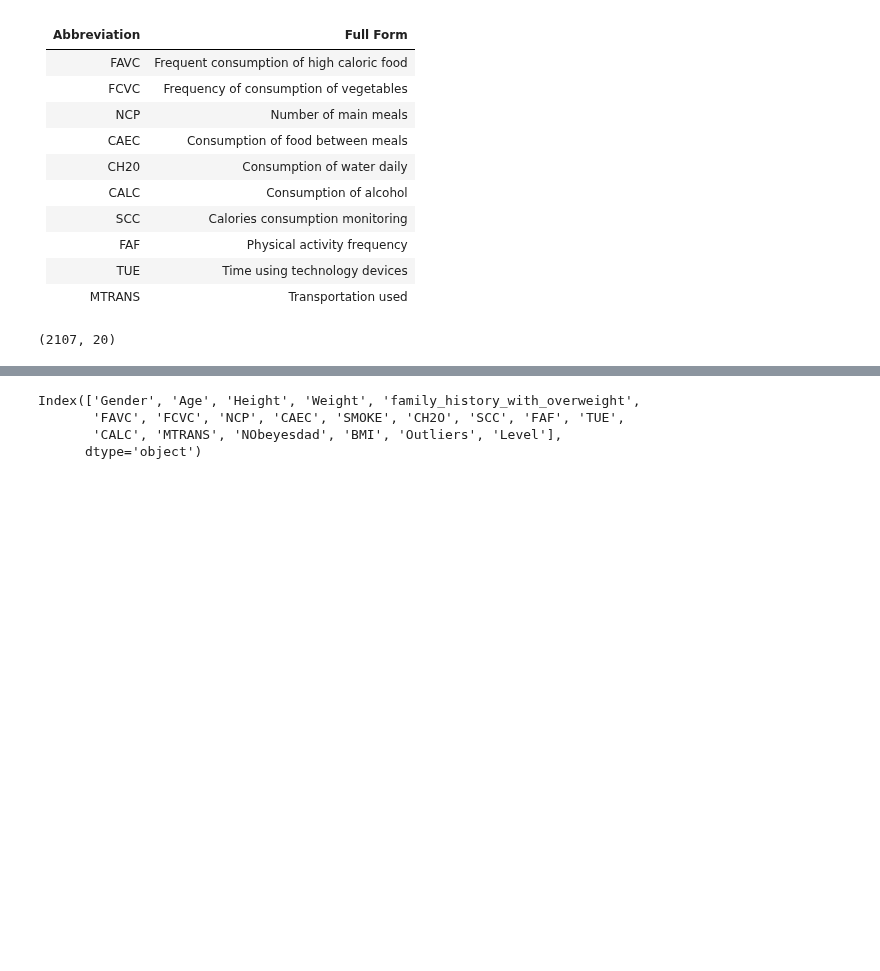
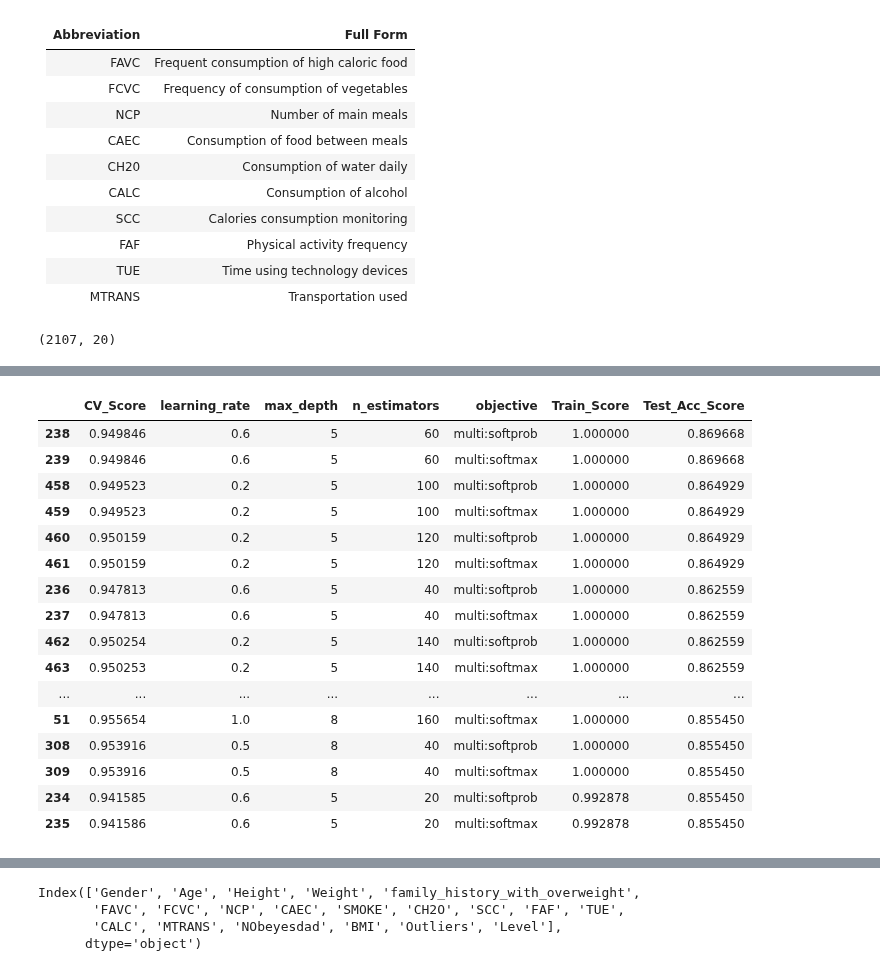
Before and after one commit to shekharbiswas/Obesity, a Jupyter notebook: Visuals.ipynb, the cells around one changed output, grey strips where cells are left out. Drawn from its saved outputs; the diff is of its cells as text; code cells hidden in the pictures; blank space fills up the shorter version.

```diff
--- a/Visuals.ipynb
+++ b/Visuals.ipynb
@@ -37,0 +72,3 @@ df.shape
+# %%
+res = pd.read_csv('dataframe.csv')
+res
@@ -37,0 +89,20 @@ df.shape
+# %%
+res.sort_values(by = ['Test_Acc_Score', 'Train_Score'], ascending= False).head(30)
+# %% [output]
+|  | CV_Score | learning_rate | max_depth | n_estimators | objective | Train_Score | Test_Acc_Score |
+| 238 | 0.949846 | 0.6 | 5 | 60 | multi:softprob | 1.000000 | 0.869668 |
+| 239 | 0.949846 | 0.6 | 5 | 60 | multi:softmax | 1.000000 | 0.869668 |
+| 458 | 0.949523 | 0.2 | 5 | 100 | multi:softprob | 1.000000 | 0.864929 |
+| 459 | 0.949523 | 0.2 | 5 | 100 | multi:softmax | 1.000000 | 0.864929 |
+| 460 | 0.950159 | 0.2 | 5 | 120 | multi:softprob | 1.000000 | 0.864929 |
+| 461 | 0.950159 | 0.2 | 5 | 120 | multi:softmax | 1.000000 | 0.864929 |
+| 236 | 0.947813 | 0.6 | 5 | 40 | multi:softprob | 1.000000 | 0.862559 |
+| 237 | 0.947813 | 0.6 | 5 | 40 | multi:softmax | 1.000000 | 0.862559 |
+| 462 | 0.950254 | 0.2 | 5 | 140 | multi:softprob | 1.000000 | 0.862559 |
+| 463 | 0.950253 | 0.2 | 5 | 140 | multi:softmax | 1.000000 | 0.862559 |
+| ... | ... | ... | ... | ... | ... | ... | ... |
+| 51 | 0.955654 | 1.0 | 8 | 160 | multi:softmax | 1.000000 | 0.855450 |
+| 308 | 0.953916 | 0.5 | 8 | 40 | multi:softprob | 1.000000 | 0.855450 |
+| 309 | 0.953916 | 0.5 | 8 | 40 | multi:softmax | 1.000000 | 0.855450 |
+| 234 | 0.941585 | 0.6 | 5 | 20 | multi:softprob | 0.992878 | 0.855450 |
+| 235 | 0.941586 | 0.6 | 5 | 20 | multi:softmax | 0.992878 | 0.855450 |
```
Also changed, not shown: parts of 7 cells of this notebook, 1 other file.
